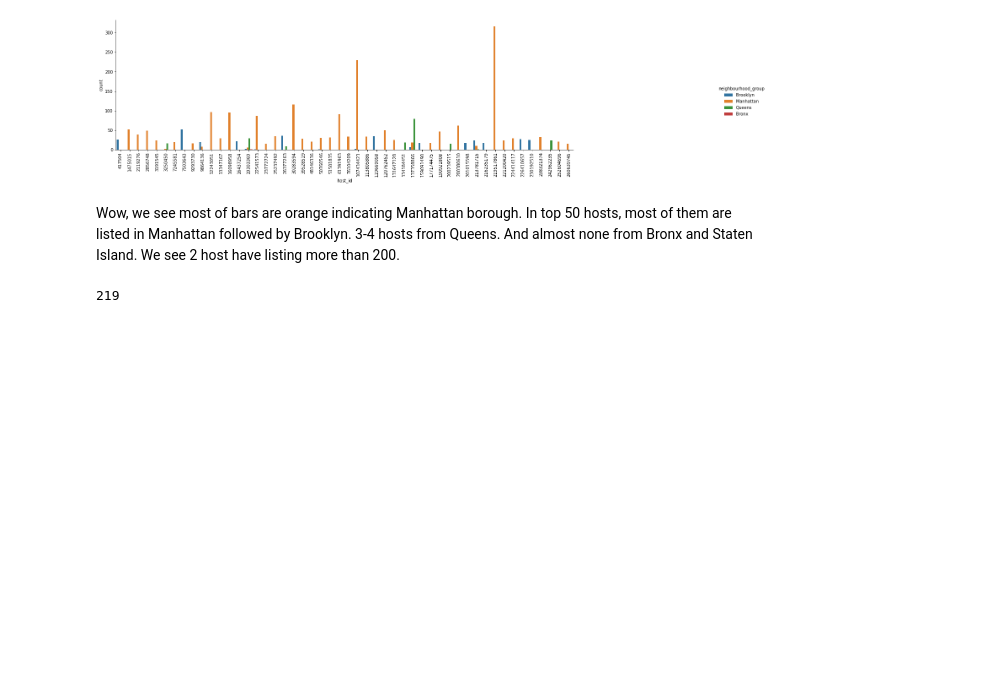
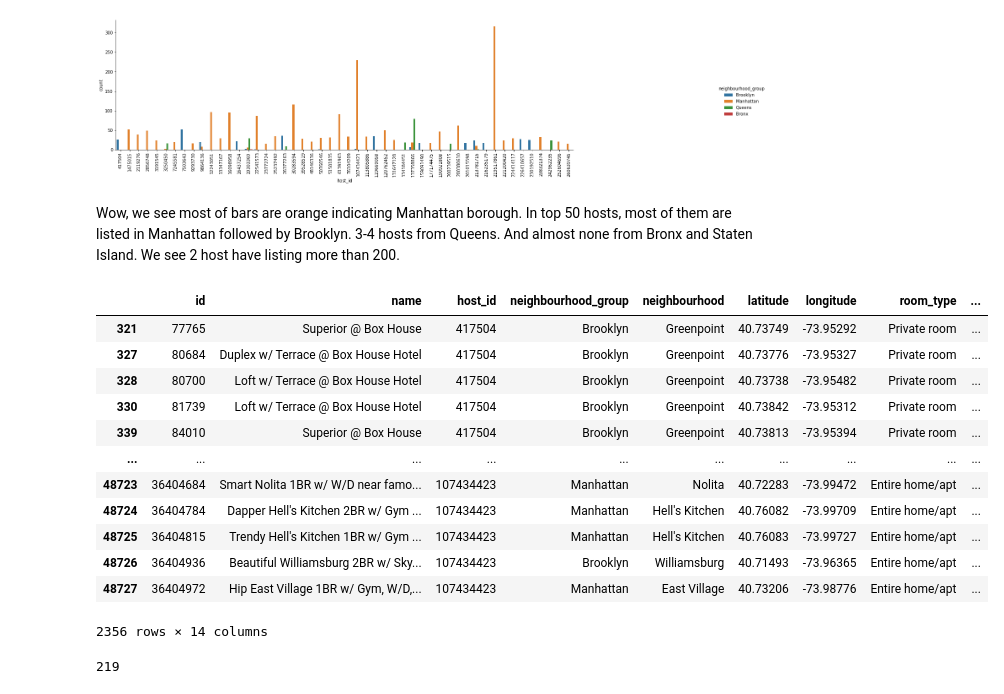
Before and after one commit to dilipiitdhn/Capstone-Project-on-Exploratory-Data-Analysis, a Jupyter notebook: Copy_of_Airbnb_Bookings_Analysis_Capstone_Project.ipynb, the cells around one changed output. Drawn from its saved outputs; the diff is of its cells as text; code cells hidden in the pictures; blank space fills up the shorter version.

```diff
--- a/Copy_of_Airbnb_Bookings_Analysis_Capstone_Project.ipynb
+++ b/Copy_of_Airbnb_Bookings_Analysis_Capstone_Project.ipynb
@@ -214,6 +214,22 @@ viz_3.fig.set_size_inches(25,5)
 [figure]
 # %% [markdown]
 Wow, we see most of bars are orange indicating Manhattan borough. In top 50 hosts, most of them are listed in Manhattan followed by Brooklyn. 3-4 hosts from  Queens. And almost none from Bronx and Staten Island. We see 2 host have listing more than 200.
+# %%
+Top_50_host
+# %% [output]
+|  | id | name | host_id | neighbourhood_group | neighbourhood | latitude | longitude | room_type | ... |
+| 321 | 77765 | Superior @ Box House | 417504 | Brooklyn | Greenpoint | 40.73749 | -73.95292 | Private room | ... |
+| 327 | 80684 | Duplex w/ Terrace @ Box House Hotel | 417504 | Brooklyn | Greenpoint | 40.73776 | -73.95327 | Private room | ... |
+| 328 | 80700 | Loft w/ Terrace @ Box House Hotel | 417504 | Brooklyn | Greenpoint | 40.73738 | -73.95482 | Private room | ... |
+| 330 | 81739 | Loft w/ Terrace @ Box House Hotel | 417504 | Brooklyn | Greenpoint | 40.73842 | -73.95312 | Private room | ... |
+| 339 | 84010 | Superior @ Box House | 417504 | Brooklyn | Greenpoint | 40.73813 | -73.95394 | Private room | ... |
+| ... | ... | ... | ... | ... | ... | ... | ... | ... | ... |
+| 48723 | 36404684 | Smart Nolita 1BR w/ W/D near famo... | 107434423 | Manhattan | Nolita | 40.72283 | -73.99472 | Entire home/apt | ... |
+| 48724 | 36404784 | Dapper Hell's Kitchen 2BR w/ Gym ... | 107434423 | Manhattan | Hell's Kitchen | 40.76082 | -73.99709 | Entire home/apt | ... |
+| 48725 | 36404815 | Trendy Hell's Kitchen 1BR w/ Gym ... | 107434423 | Manhattan | Hell's Kitchen | 40.76083 | -73.99727 | Entire home/apt | ... |
+| 48726 | 36404936 | Beautiful Williamsburg 2BR w/ Sky... | 107434423 | Brooklyn | Williamsburg | 40.71493 | -73.96365 | Entire home/apt | ... |
+| 48727 | 36404972 | Hip East Village 1BR w/ Gym, W/D,... | 107434423 | Manhattan | East Village | 40.73206 | -73.98776 | Entire home/apt | ... |
+2356 rows × 14 columns
 # %%
 # check number of  neighbourhoods
 airbnb_df.neighbourhood.unique()  # too many cities
```
Also changed, not shown: parts of 5 cells of this notebook.
